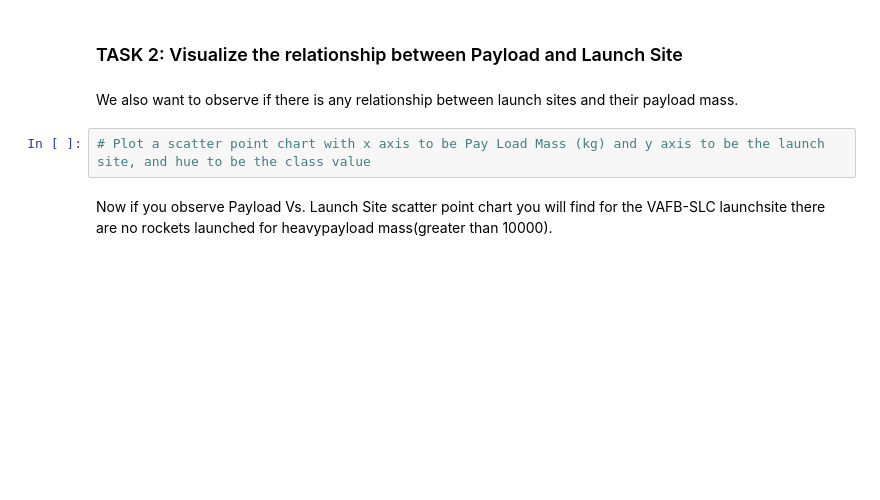
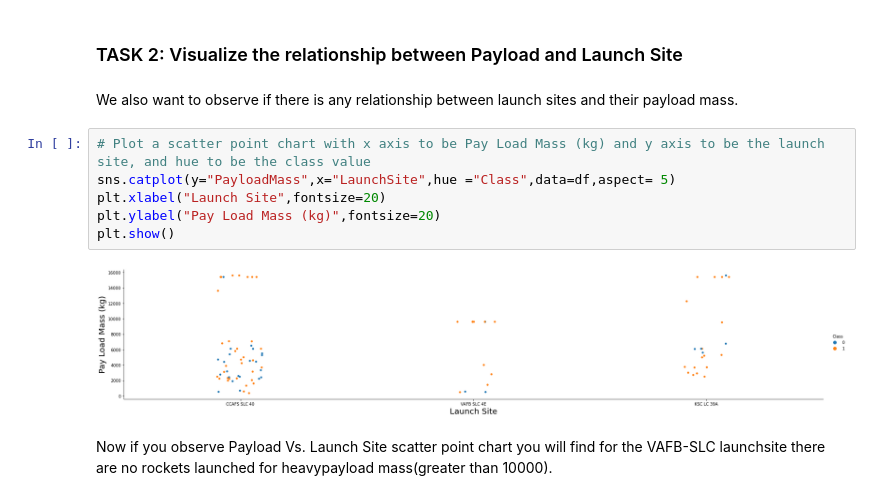
Before and after one commit to rhod-dev/IBM-datascience-capstone-spacex, a Jupyter notebook: EDA with Visualisation Lab 5.ipynb, the cells around one changed output. Drawn from its saved outputs; the diff is of its cells as text; blank space fills up the shorter version.

```diff
--- a/EDA with Visualisation Lab 5.ipynb
+++ b/EDA with Visualisation Lab 5.ipynb
@@ -83,6 +98,12 @@ Now try to explain the patterns you found in the Flight Number vs. Launch Site s
 We also want to observe if there is any relationship between launch sites and their payload mass.
 # %%
 # Plot a scatter point chart with x axis to be Pay Load Mass (kg) and y axis to be the launch site, and hue to be the class value
+sns.catplot(y="PayloadMass",x="LaunchSite",hue ="Class",data=df,aspect= 5)
+plt.xlabel("Launch Site",fontsize=20)
+plt.ylabel("Pay Load Mass (kg)",fontsize=20)
+plt.show()
+# %% [output]
+[figure, added]
 # %% [markdown]
 Now if you observe Payload Vs. Launch Site scatter point chart you will find for the VAFB-SLC  launchsite there are no  rockets  launched for  heavypayload mass(greater than 10000).
 # %% [markdown]
```
Also changed, not shown: parts of 14 cells of this notebook.
